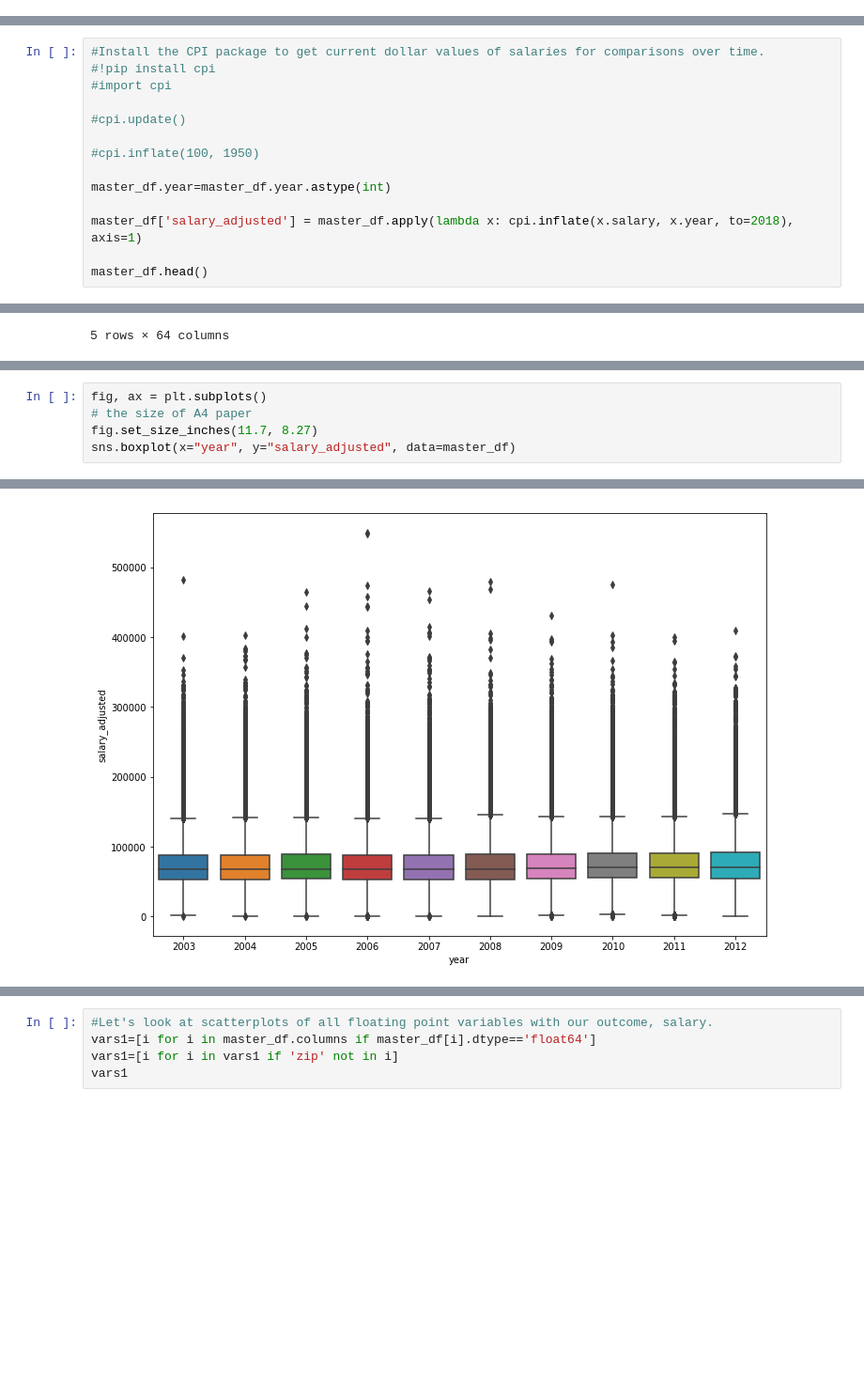
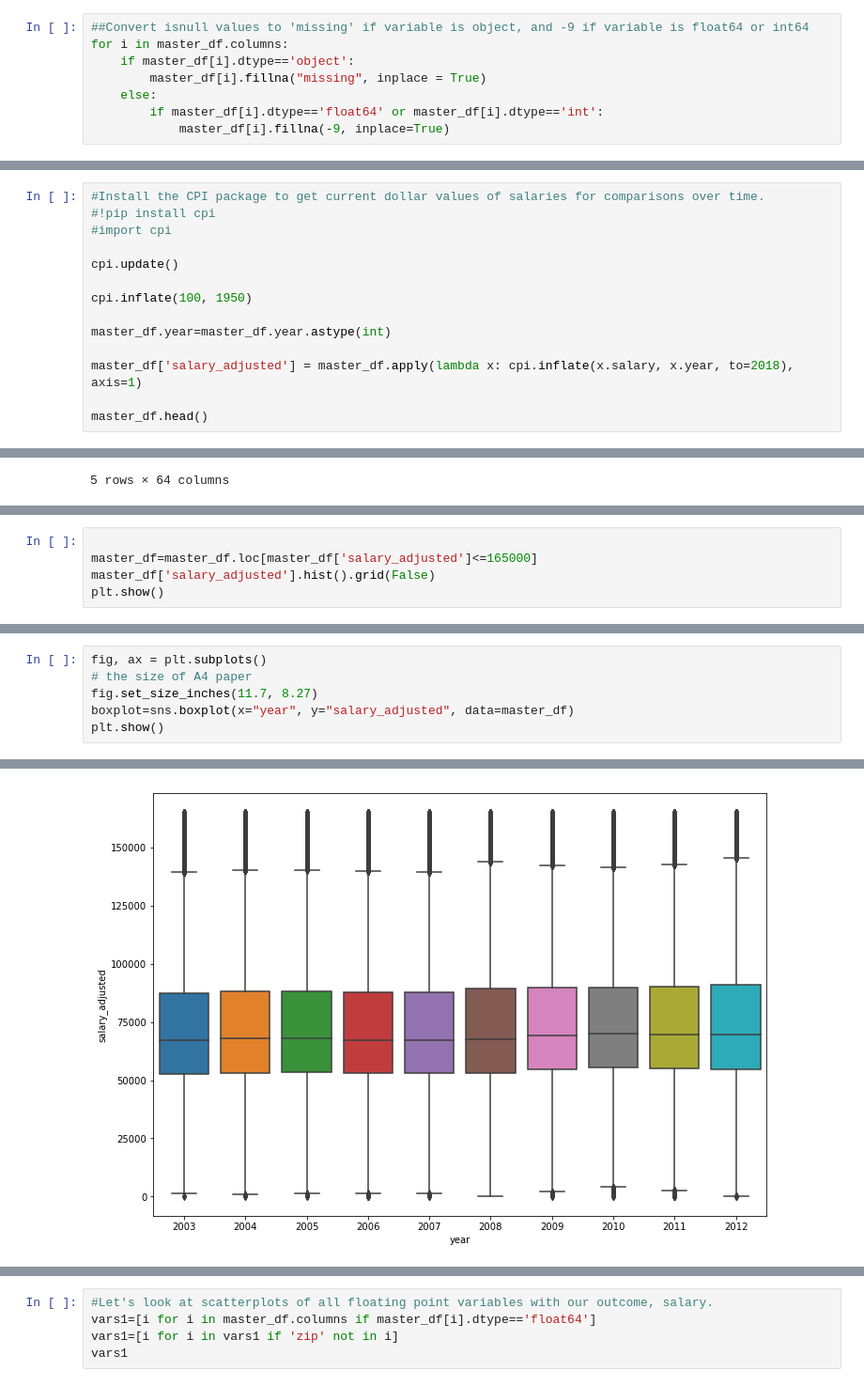
Before and after one commit to obxkid413/DSC-672_Project, a Jupyter notebook: DSC_672_Notebook_Jon.ipynb, the cells around one changed output, grey strips where cells are left out. Shown at 94% size. Cells and saved outputs as stored; diff of their text form; blank space fills up the shorter version.

```diff
--- a/DSC_672_Notebook_Jon.ipynb
+++ b/DSC_672_Notebook_Jon.ipynb
@@ -85,0 +87,8 @@ year -- object 0
+# %%
+##Convert isnull values to 'missing' if variable is object, and -9 if variable is float64 or int64
+for i in master_df.columns:
+    if master_df[i].dtype=='object':
+        master_df[i].fillna("missing", inplace = True)
+    else:
+        if master_df[i].dtype=='float64' or master_df[i].dtype=='int':
+            master_df[i].fillna(-9, inplace=True)
@@ -172,9 +198,9 @@ sns.boxplot(x="year", y="salary", data=master_df)
 #!pip install cpi
 #import cpi
 
-#cpi.update()
+cpi.update()
 
-#cpi.inflate(100, 1950)
+cpi.inflate(100, 1950)
 
 master_df.year=master_df.year.astype(int)
 
@@ -191,0 +230,5 @@ master_df.head()
+# %%
+
+master_df=master_df.loc[master_df['salary_adjusted']<=165000]
+master_df['salary_adjusted'].hist().grid(False)
+plt.show()
@@ -193,5 +238,6 @@ master_df.head()
 fig, ax = plt.subplots()
 # the size of A4 paper
 fig.set_size_inches(11.7, 8.27)
-sns.boxplot(x="year", y="salary_adjusted", data=master_df)
+boxplot=sns.boxplot(x="year", y="salary_adjusted", data=master_df)
+plt.show()
 # %% [output]
@@ -199,2 +244,2 @@ sns.boxplot(x="year", y="salary_adjusted", data=master_df)
-[figure, old version]
+[figure, new version]
 # %%
```
Also changed, not shown: parts of 61 cells of this notebook.
